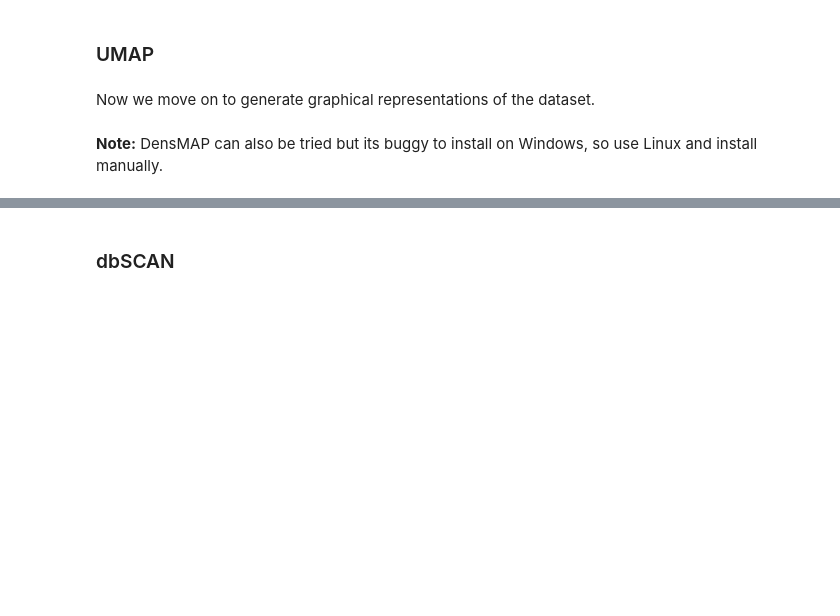
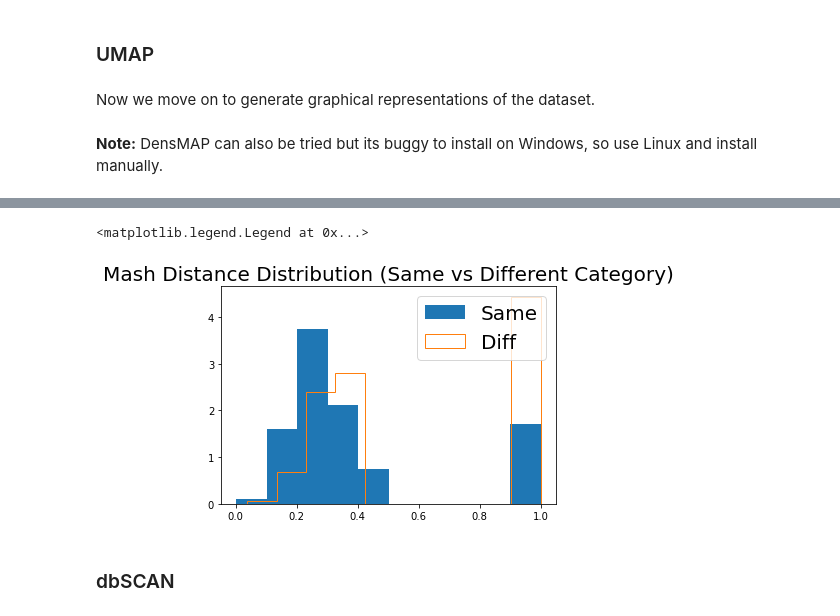
Before and after one commit to jsam356/CAP2, a Jupyter notebook: Distances/Scatterplot.ipynb, the cells around one changed output, grey strips where cells are left out. Saved outputs shown, nothing was run; the diff lists cells and outputs as text; code cells hidden in the pictures; blank space fills up the shorter version.

```diff
--- a/Distances/Scatterplot.ipynb
+++ b/Distances/Scatterplot.ipynb
@@ -816,3 +876,13 @@ from plotnine import *
+# %%
+#Now we plot a histogram with the distribution of inter and intra distances.
+hist(group_distances,histtype='bar',label="Same", density=True)
+hist(diff_distances,histtype='step',label="Diff", density=True)
+title("Mash Distance Distribution (Same vs Different Category)", fontsize=20)
+legend(prop={'size': 20})
+figsize(20,20)
+# %% [output]
+<matplotlib.legend.Legend at 0x...>
+[figure, added]
 # %% [markdown]
 ### dbSCAN
 # %%
```
Also changed, not shown: parts of 19 cells of this notebook.
